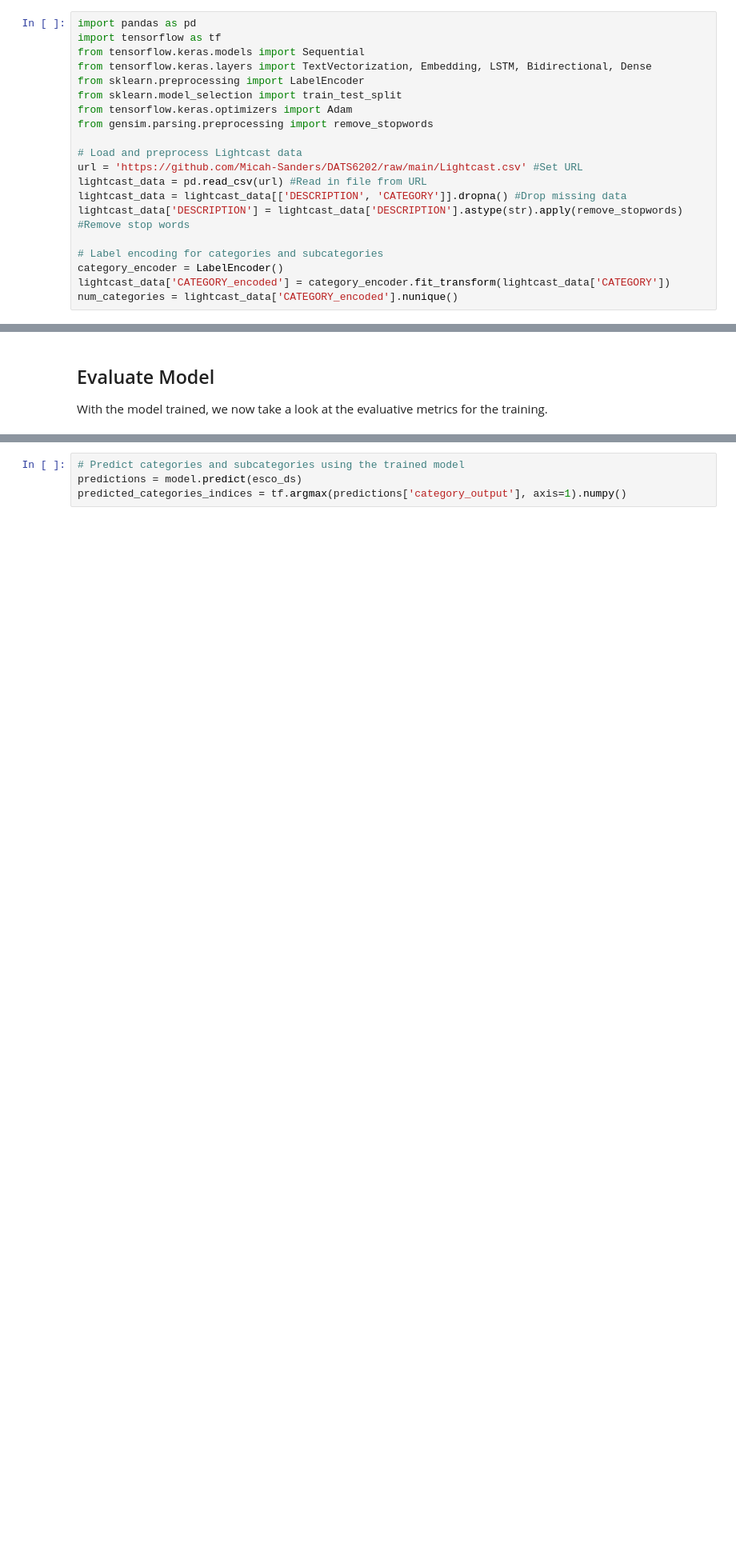
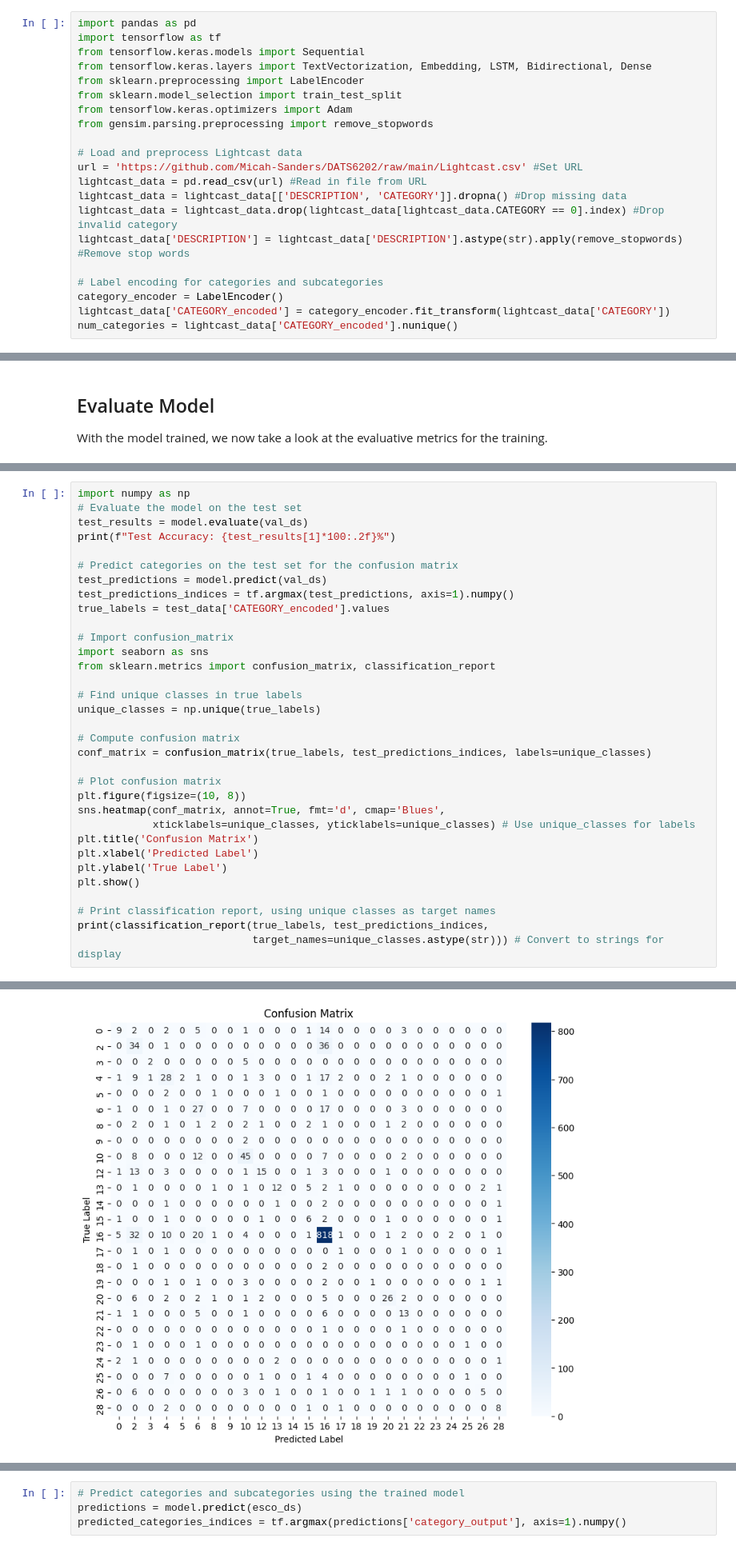
Before and after one commit to Micah-Sanders/DATS6202, a Jupyter notebook: DATS6202ProjectDraft2.ipynb, the cells around one changed output, grey strips where cells are left out. Shown: that part at 80% size. Saved outputs shown, nothing was run; the diff lists cells and outputs as text; blank space fills up the shorter version.

Commit message:
Added confusion matrix and removed invalid data category.

```diff
--- a/DATS6202ProjectDraft2.ipynb
+++ b/DATS6202ProjectDraft2.ipynb
@@ -34,6 +34,7 @@ from gensim.parsing.preprocessing import remove_stopwords
 url = 'https://github.com/Micah-Sanders/DATS6202/raw/main/Lightcast.csv' #Set URL
 lightcast_data = pd.read_csv(url) #Read in file from URL
 lightcast_data = lightcast_data[['DESCRIPTION', 'CATEGORY']].dropna() #Drop missing data
+lightcast_data = lightcast_data.drop(lightcast_data[lightcast_data.CATEGORY == 0].index) #Drop invalid category
 lightcast_data['DESCRIPTION'] = lightcast_data['DESCRIPTION'].astype(str).apply(remove_stopwords) #Remove stop words
 
 # Label encoding for categories and subcategories
@@ -163,0 +158,34 @@ Test Accuracy: 49.51%
+# %%
+import numpy as np
+# Evaluate the model on the test set
+test_results = model.evaluate(val_ds)
+print(f"Test Accuracy: {test_results[1]*100:.2f}%")
+
+# Predict categories on the test set for the confusion matrix
+test_predictions = model.predict(val_ds)
+test_predictions_indices = tf.argmax(test_predictions, axis=1).numpy()
+true_labels = test_data['CATEGORY_encoded'].values
+
+# Import confusion_matrix
+import seaborn as sns
+from sklearn.metrics import confusion_matrix, classification_report
+
+# Find unique classes in true labels
+unique_classes = np.unique(true_labels)
+
+# Compute confusion matrix
+conf_matrix = confusion_matrix(true_labels, test_predictions_indices, labels=unique_classes)
+
+# Plot confusion matrix
+plt.figure(figsize=(10, 8))
+sns.heatmap(conf_matrix, annot=True, fmt='d', cmap='Blues',
+            xticklabels=unique_classes, yticklabels=unique_classes) # Use unique_classes for labels
+plt.title('Confusion Matrix')
+plt.xlabel('Predicted Label')
+plt.ylabel('True Label')
+plt.show()
+
+# Print classification report, using unique classes as target names
+print(classification_report(true_labels, test_predictions_indices,
+                            target_names=unique_classes.astype(str))) # Convert to strings for display
+# %% [output]
@@ -163,0 +193 @@ Test Accuracy: 49.51%
+[figure, added]
```
Also changed, not shown: parts of 2 cells of this notebook.
